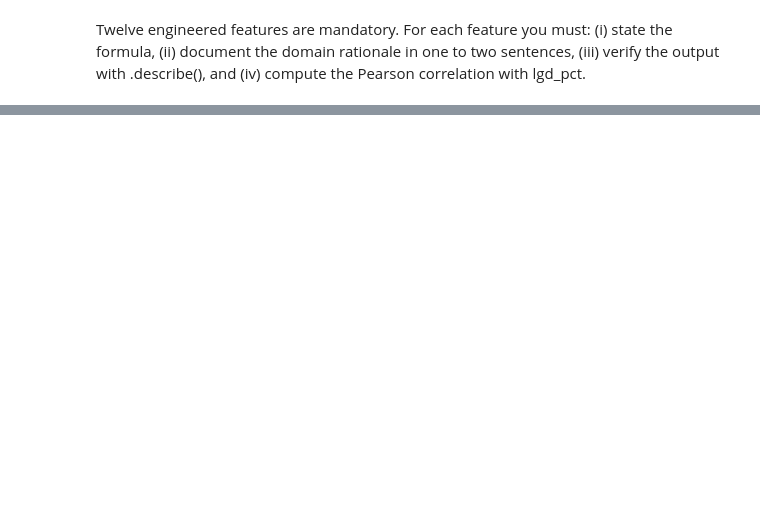
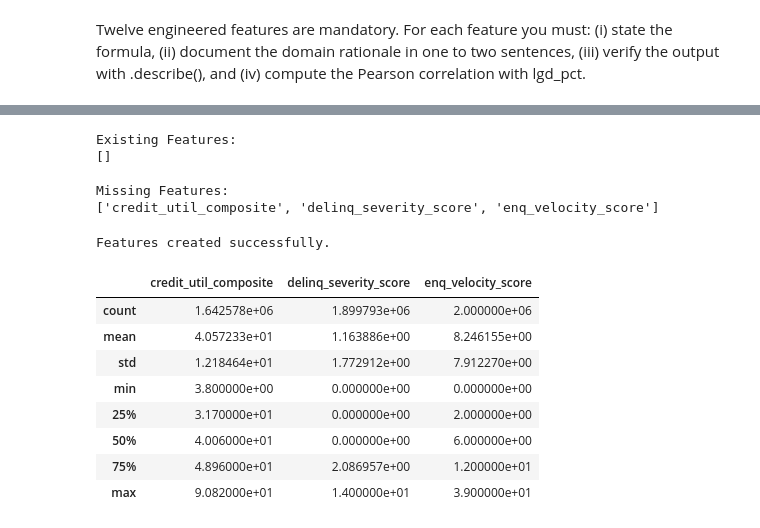
Before and after one commit to Ashwin-kumar-jonjale/EDA, a Jupyter notebook: Finsight_EDA.ipynb, the cells around one changed output, grey strips where cells are left out. Cells and saved outputs as stored; diff of their text form; code cells hidden in the pictures; blank space fills up the shorter version.

```diff
--- a/Finsight_EDA.ipynb
+++ b/Finsight_EDA.ipynb
@@ -2298,0 +2410,80 @@ Twelve engineered features are mandatory. For each feature you must: (i) state t
+# %%
+required_features_b = [
+    "credit_util_composite",
+    "delinq_severity_score",
+    "enq_velocity_score"
+]
+
+existing_features_b = [
+    col for col in required_features_b
+    if col in master_df.columns
+]
+
+missing_features_b = [
+    col for col in required_features_b
+    if col not in master_df.columns
+]
+
+print("Existing Features:")
+print(existing_features_b)
+
+print("\nMissing Features:")
+print(missing_features_b)
+# %% [output]
+Existing Features:
+[]
+
+Missing Features:
+['credit_util_composite', 'delinq_severity_score', 'enq_velocity_score']
+# %%
+if "credit_util_composite" not in master_df.columns:
+
+    master_df["credit_util_composite"] = (
+        0.5 * master_df["revol_util_pct"]
+        + 0.3 * master_df["bc_util_pct"]
+        + 0.2 * master_df["all_util_pct"]
+    )
+
+if "delinq_severity_score" not in master_df.columns:
+
+    master_df["delinq_severity_score"] = (
+        master_df["delinq_2yrs"]
+        *
+        (
+            1
+            + 1 /
+            np.maximum(
+                master_df["mths_since_last_delinq"],
+                1
+            )
+        )
+    )
+
+if "enq_velocity_score" not in master_df.columns:
+
+    master_df["enq_velocity_score"] = (
+        master_df["num_enquiries_30d"] * 4
+        + master_df["num_enquiries_90d"]
+    )
+
+print("Features created successfully.")
+# %% [output]
+Features created successfully.
+# %%
+features_b = [
+    "credit_util_composite",
+    "delinq_severity_score",
+    "enq_velocity_score"
+]
+
+master_df[features_b].describe()
+# %% [output]
+|  | credit_util_composite | delinq_severity_score | enq_velocity_score |
+| count | 1.642578e+06 | 1.899793e+06 | 2.000000e+06 |
+| mean | 4.057233e+01 | 1.163886e+00 | 8.246155e+00 |
+| std | 1.218464e+01 | 1.772912e+00 | 7.912270e+00 |
+| min | 3.800000e+00 | 0.000000e+00 | 0.000000e+00 |
+| 25% | 3.170000e+01 | 0.000000e+00 | 2.000000e+00 |
+| 50% | 4.006000e+01 | 0.000000e+00 | 6.000000e+00 |
+| 75% | 4.896000e+01 | 2.086957e+00 | 1.200000e+01 |
+| max | 9.082000e+01 | 1.400000e+01 | 3.900000e+01 |
```
Also changed, not shown: parts of 38 cells of this notebook.
